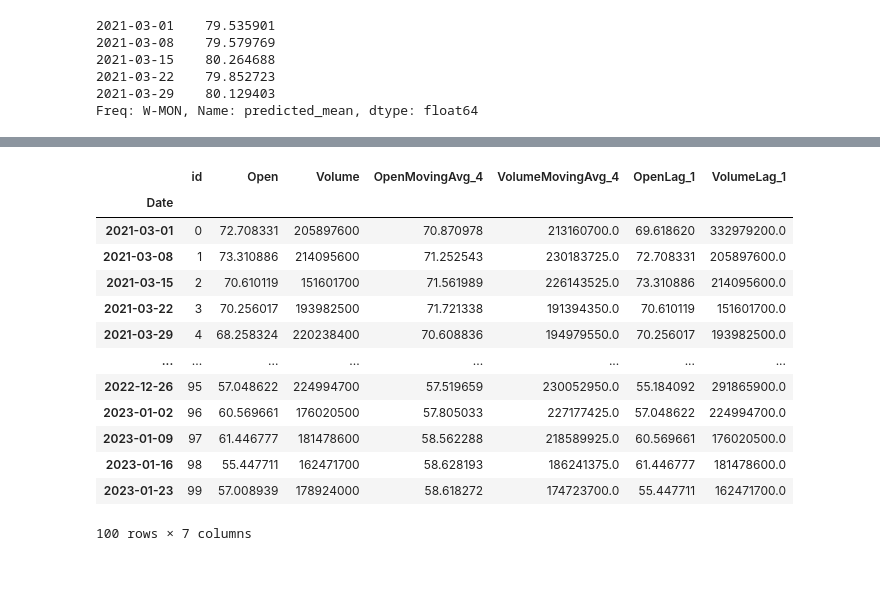
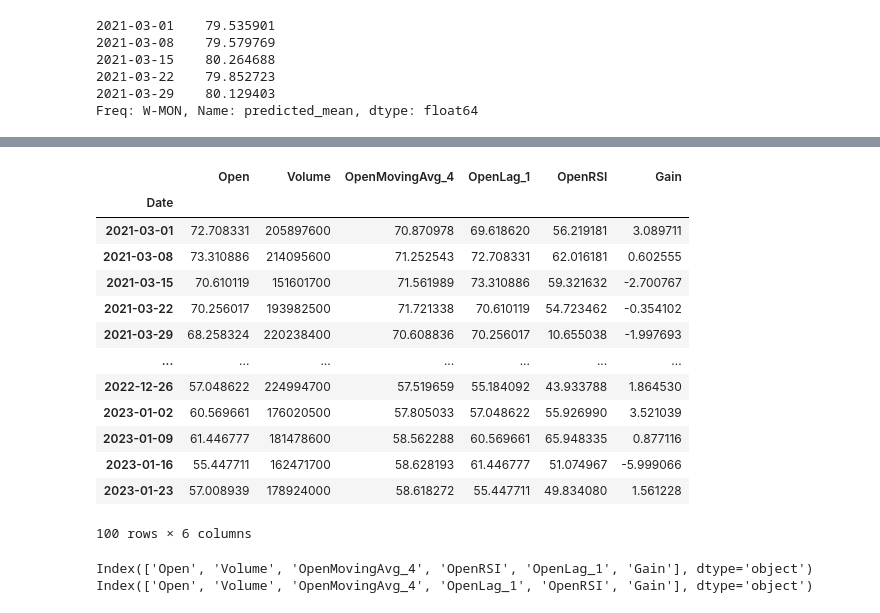
Before and after one commit to anaghasid/DA_Hackathon_Stock_Price_Strategy, a Jupyter notebook: CleanRegressors.ipynb, the cells around one changed output, grey strips where cells are left out. Drawn from its saved outputs; the diff is of its cells as text; code cells hidden in the pictures; blank space fills up the shorter version.

```diff
--- a/CleanRegressors.ipynb
+++ b/CleanRegressors.ipynb
@@ -91,0 +161,12 @@ def getTrainTestlag(train,test,column,lag):
+# %%
+def getRSITrainTest(train,test,column,win):
+    merged = pd.concat([train,test])
+    delta = merged[column].diff()
+    gain = delta.where(delta > 0, 0)
+    loss = -delta.where(delta < 0, 0)
+    avg_gain = gain.rolling(window=win).mean()
+    avg_loss = loss.rolling(window=win).mean()
+    rs = avg_gain / avg_loss
+    merged[f'{column}RSI'] = 100 - (100 / (1 + rs))
+    together = pd.merge(test,merged[f'{column}RSI'],on='Date',how='inner')
+    return together[f'{column}RSI']
@@ -91,0 +177,7 @@ def getTrainTestlag(train,test,column,lag):
+# %%
+def getGainTrainTest(train,test,column):
+    merged = pd.concat([train,test])
+    delta = merged[column].diff()
+    merged[f'delta'] = delta
+    together = pd.merge(test,merged['delta'],on='Date',how='inner')
+    return together[f'delta']
@@ -118,22 +219,30 @@ train_dataset
 # %%
-test_dataset = test
+test_dataset = test.copy()
 test_dataset['OpenMovingAvg_4'] = getMAUsingTrainTest(train,test,'Open',4)
-test_dataset['VolumeMovingAvg_4'] = getMAUsingTrainTest(train,test,'Volume',4)
 test_dataset['OpenLag_1'] = getTrainTestlag(train,test,'Open',4)
-test_dataset['VolumeLag_1'] = getTrainTestlag(train,test,'Volume',4)
+test_dataset['OpenRSI'] = getRSITrainTest(train,test,'Open',4)
+test_dataset['Gain'] = getGainTrainTest(train,test,'Open')
+del test_dataset['id']
+
 test_dataset
 # %% [output]
-|  | id | Open | Volume | OpenMovingAvg_4 | VolumeMovingAvg_4 | OpenLag_1 | VolumeLag_1 |
-| Date |  |  |  |  |  |  |  |
-| 2021-03-01 | 0 | 72.708331 | 205897600 | 70.870978 | 213160700.0 | 69.618620 | 332979200.0 |
-| 2021-03-08 | 1 | 73.310886 | 214095600 | 71.252543 | 230183725.0 | 72.708331 | 205897600.0 |
-| 2021-03-15 | 2 | 70.610119 | 151601700 | 71.561989 | 226143525.0 | 73.310886 | 214095600.0 |
-| 2021-03-22 | 3 | 70.256017 | 193982500 | 71.721338 | 191394350.0 | 70.610119 | 151601700.0 |
-| 2021-03-29 | 4 | 68.258324 | 220238400 | 70.608836 | 194979550.0 | 70.256017 | 193982500.0 |
-| ... | ... | ... | ... | ... | ... | ... | ... |
-| 2022-12-26 | 95 | 57.048622 | 224994700 | 57.519659 | 230052950.0 | 55.184092 | 291865900.0 |
-| 2023-01-02 | 96 | 60.569661 | 176020500 | 57.805033 | 227177425.0 | 57.048622 | 224994700.0 |
-| 2023-01-09 | 97 | 61.446777 | 181478600 | 58.562288 | 218589925.0 | 60.569661 | 176020500.0 |
-| 2023-01-16 | 98 | 55.447711 | 162471700 | 58.628193 | 186241375.0 | 61.446777 | 181478600.0 |
-| 2023-01-23 | 99 | 57.008939 | 178924000 | 58.618272 | 174723700.0 | 55.447711 | 162471700.0 |
+|  | Open | Volume | OpenMovingAvg_4 | OpenLag_1 | OpenRSI | Gain |
+| Date |  |  |  |  |  |  |
+| 2021-03-01 | 72.708331 | 205897600 | 70.870978 | 69.618620 | 56.219181 | 3.089711 |
+| 2021-03-08 | 73.310886 | 214095600 | 71.252543 | 72.708331 | 62.016181 | 0.602555 |
+| 2021-03-15 | 70.610119 | 151601700 | 71.561989 | 73.310886 | 59.321632 | -2.700767 |
+| 2021-03-22 | 70.256017 | 193982500 | 71.721338 | 70.610119 | 54.723462 | -0.354102 |
+| 2021-03-29 | 68.258324 | 220238400 | 70.608836 | 70.256017 | 10.655038 | -1.997693 |
+| ... | ... | ... | ... | ... | ... | ... |
+| 2022-12-26 | 57.048622 | 224994700 | 57.519659 | 55.184092 | 43.933788 | 1.864530 |
+| 2023-01-02 | 60.569661 | 176020500 | 57.805033 | 57.048622 | 55.926990 | 3.521039 |
+| 2023-01-09 | 61.446777 | 181478600 | 58.562288 | 60.569661 | 65.948335 | 0.877116 |
+| 2023-01-16 | 55.447711 | 162471700 | 58.628193 | 61.446777 | 51.074967 | -5.999066 |
+| 2023-01-23 | 57.008939 | 178924000 | 58.618272 | 55.447711 | 49.834080 | 1.561228 |
-100 rows × 7 columns
+100 rows × 6 columns
+# %%
+print((train_dataset.columns))
+print((test_dataset.columns))
+# %% [output]
+Index(['Open', 'Volume', 'OpenMovingAvg_4', 'OpenRSI', 'OpenLag_1', 'Gain'], dtype='object')
+Index(['Open', 'Volume', 'OpenMovingAvg_4', 'OpenLag_1', 'OpenRSI', 'Gain'], dtype='object')
```
Also changed, not shown: parts of 37 cells of this notebook, 5 other files.
